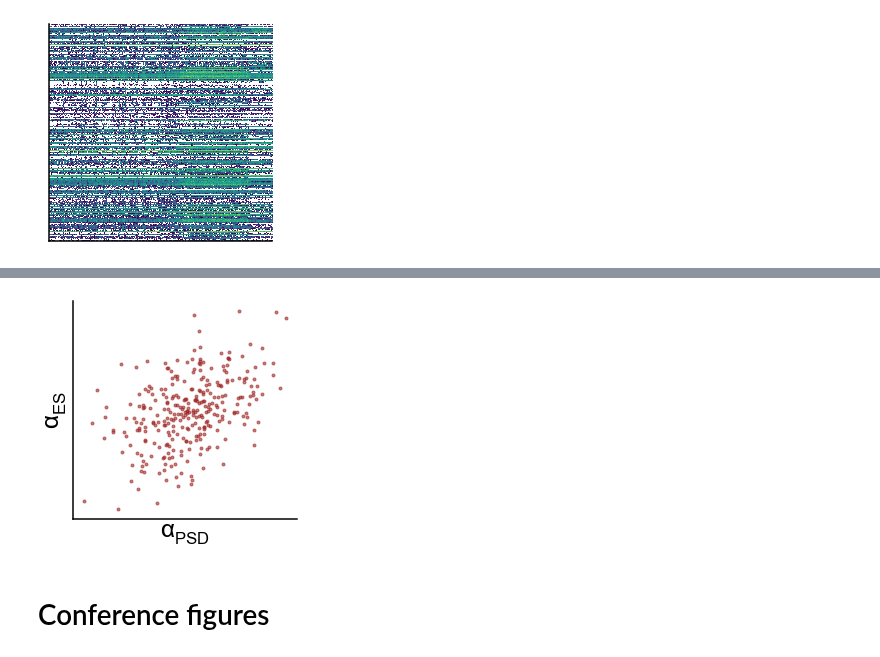
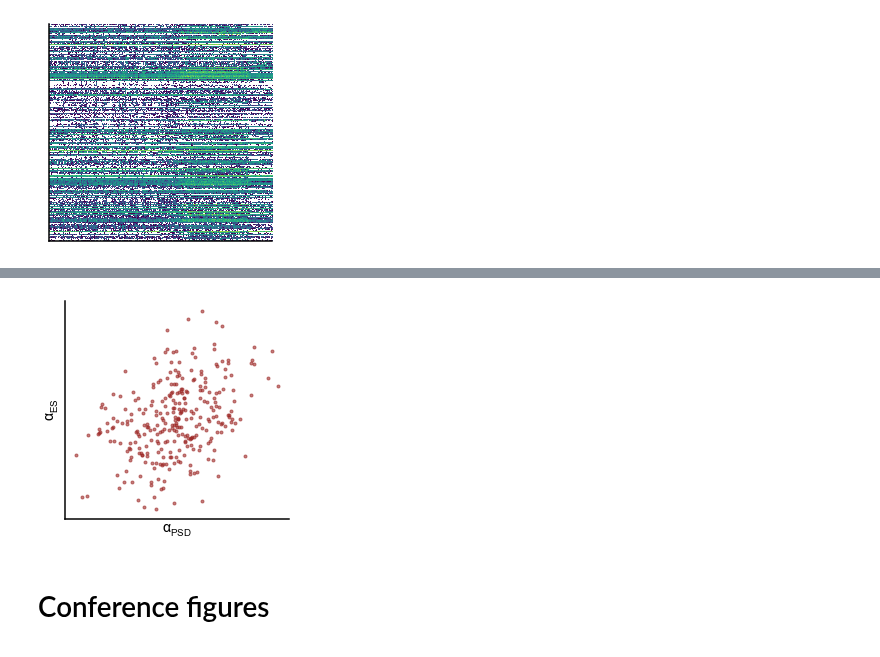
Before and after one commit to voytekresearch/galaxybrain, a Jupyter notebook: notebooks/Diagrams.ipynb, the cells around one changed output, grey strips where cells are left out. Saved outputs shown, nothing was run; the diff lists cells and outputs as text; code cells hidden in the pictures.

```diff
--- a/notebooks/Diagrams.ipynb
+++ b/notebooks/Diagrams.ipynb
@@ -81,11 +83,11 @@ dummy_spectrum(-6, 'ES', '#008a6a', ['PC dimension', 'Variance'], (5, 10e-12))
 # %%
 points = np.random.multivariate_normal([0,0], ([5,2.5], [2.5,6]), 300).T
 plt.scatter(points[0],points[1], marker='o', color='#9e2a28', alpha=0.6)
 noticks()
-pltlabel(None, r'$\alpha_{PSD}$', r'$\alpha_{ES}$', 24)
-plt.savefig('../fig/diagram/exp_scatter.png', bbox_inches='tight', dpi=400)
+pltlabel(None, r'$\alpha_{PSD}$', r'$\alpha_{ES}$')
+plt.savefig('../fig/diagram/exp_scatter.png', bbox_inches='tight', pad_inches=0., dpi=400)
 # %% [output]
-[figure, old version]
+[figure, new version]
 # %% [markdown]
 # Conference figures
 # %%
```
Also changed, not shown: parts of 3 cells of this notebook.
